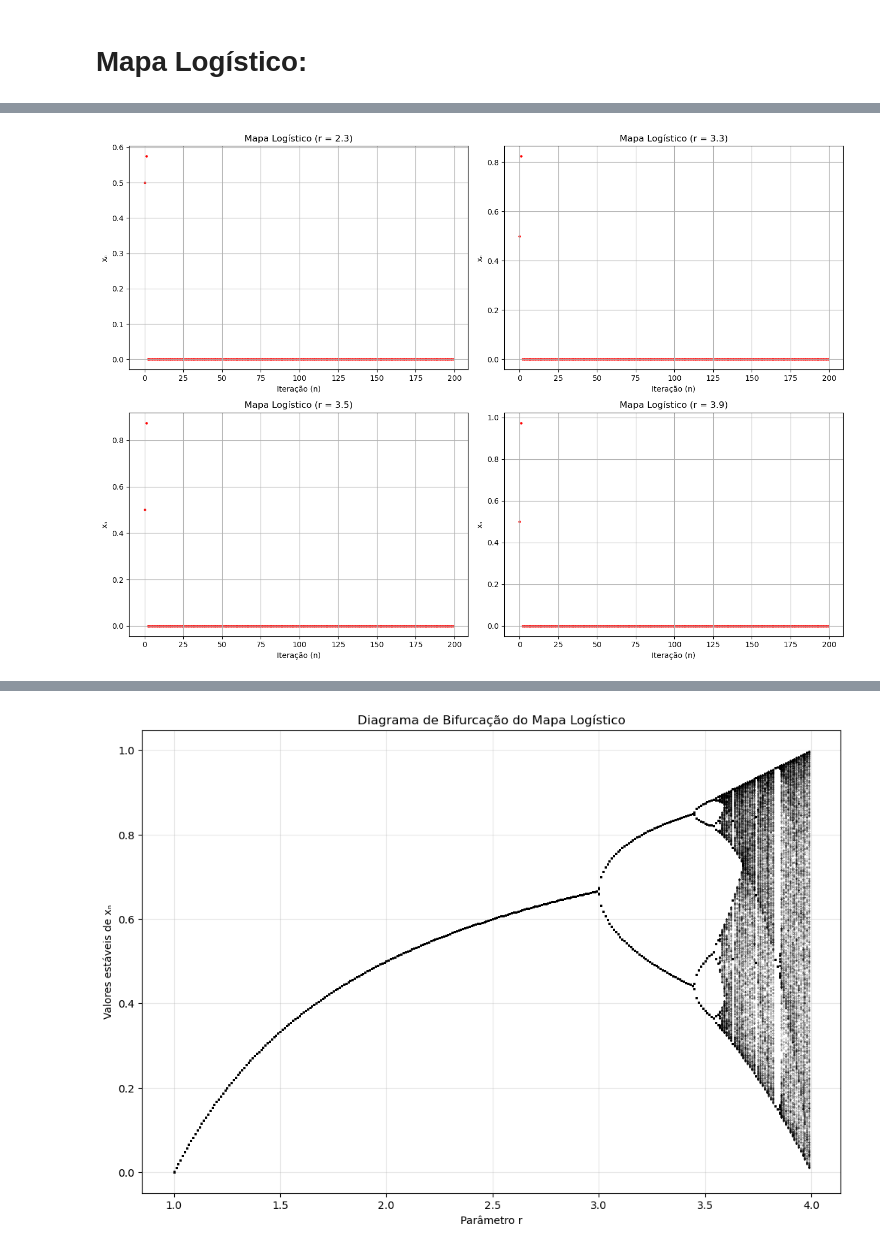
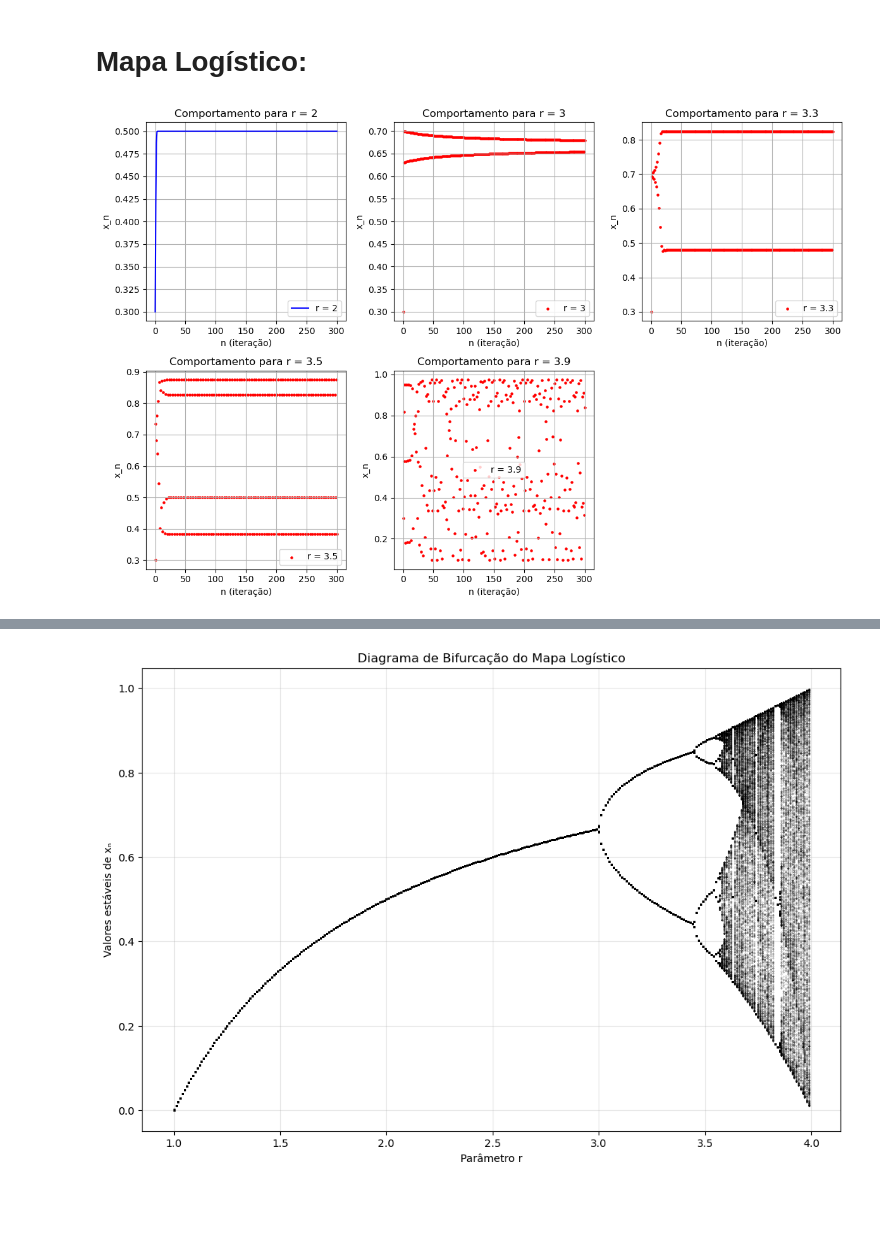
Before and after one commit to marianasenuke/testevscode2, a Jupyter notebook: teste.ipynb, the cells around one changed output, grey strips where cells are left out. Saved outputs shown, nothing was run; the diff lists cells and outputs as text; code cells hidden in the pictures; blank space fills up the shorter version.

```diff
--- a/teste.ipynb
+++ b/teste.ipynb
@@ -184,71 +232,56 @@ NameError: name 'sqrt' is not defined
 # Mapa Logístico:
 # %%
 #mapa logístico etapa 1:
+#Mapa logístico, caos e fractais (etapa 1):
 import numpy as np
 import matplotlib.pyplot as plt
 
 def mapa_logistico(r, x0, N):
     """
 
     """
-    xn = np.zeros(N+1)
-    xn[0] = x0
-    for n in range(N):
-        xn[n+1] = r * xn[n] * (1 - xn[n])
-    return xn
+    x = np.zeros(N+1)
+    x[0] = x0
+    for n in range(1, N+1):
+        x[n] = r * x[n-1] * (1 - x[n-1])
+    return x
 
-def mapa_logistico_vetorizado(r, x0, N):
+def plot_comportamento(r_values, x0=0.3, N=300):
     """
 
     """
-    xn = np.zeros(N+1)
-    xn[0] = x0
-    xn[1:] = r * xn[:-1] * (1 - xn[:-1])
-    return xn
+    plt.figure(figsize=(12, 8))
 
-def plot_comportamento(r_values, x0=0.5, N=1000, show_points=200):
-    """
+    for i, r in enumerate(r_values):
+        x = mapa_logistico(r, x0, N)
 
-    """
-    plt.figure(figsize=(14, 10))
+        plt.subplot(2, 3, i+1)
+        if r == 2:
+            plt.plot(range(N+1), x, 'b-', label=f'r = {r}')
+        else:
+            plt.scatter(range(N+1), x, s=5, c='r', label=f'r = {r}')
 
-    for i, r in enumerate(r_values, 1):
-        # Calcular trajetória (usando a versão vetorizada para eficiência)
-        xn = mapa_logistico_vetorizado(r, x0, N)
-
-        plt.subplot(2, 2, i)
-
-        if r == 2.0:
-            # Para r=2.0 usamos gráfico de linhas
-            plt.plot(xn[:show_points], 'b-', linewidth=1)
-        else:
-            # Para outros valores usamos scatter plot
-            plt.scatter(range(show_points), xn[:show_points], s=5, c='r')
-
-        plt.title(f'Mapa Logístico (r = {r})')
-        plt.xlabel('Iteração (n)')
-        plt.ylabel('xₙ')
+        plt.title(f'Comportamento para r = {r}')
+        plt.xlabel('n (iteração)')
+        plt.ylabel('x_n')
+        plt.legend()
         plt.grid(True)
 
     plt.tight_layout()
     plt.show()
 
-# Valores de r para análise
-valores_r = [2.3, 3.3, 3.5, 3.9]
+# Valores de r para analisar
+r_values = [2, 3, 3.3, 3.5, 3.9]
 
-# Executar análise e plotagem
-print("Análise do comportamento do mapa logístico para diferentes valores de r:")
-print(f"Valores de r analisados: {valores_r}")
-print(f"Condição inicial: x0 = 0.5")
-print(f"Número de iterações: 1000 (mostrando as primeiras 200)")
+# Gerar os gráficos
+plot_comportamento(r_values)
 
-plot_comportamento(valores_r)
-
-# Demonstração da diferença entre as implementações
-print("\nComparação entre as versões do algoritmo:")
-N_test = 300
-print(f"Tempo para N = {N_test} usando versão com loop:")
-%timeit mapa_logistico(3.9, 0.5, N_test)
-print(f"\nTempo para N = {N_test} usando versão vetorizada:")
-%timeit mapa_logistico_vetorizado(3.9, 0.5, N_test)
+# Análise dos resultados
+print("Análise do comportamento para diferentes valores de r:")
+print("1. r = 2.0 - O sistema converge rapidamente para um único ponto fixo.")
+print("2. r = 3.0 - O sistema oscila entre dois valores (bifurcação).")
+print("3. r = 3.3 - O sistema mostra comportamento periódico mais complexo.")
+print("4. r = 3.5 - O sistema começa a exibir comportamento caótico.")
+print("5. r = 3.9 - Comportamento completamente caótico, sem padrão discernível.")
 # %% [output]
+[figure, new version]
@@ -259 +293,0 @@ Número de iterações: 1000 (mostrando as primeiras 200)
-[figure, old version]
```
Also changed, not shown: parts of 10 cells of this notebook.
